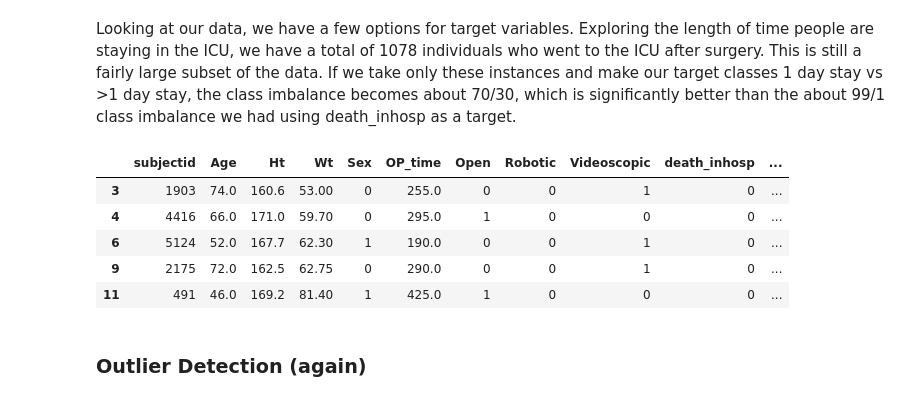
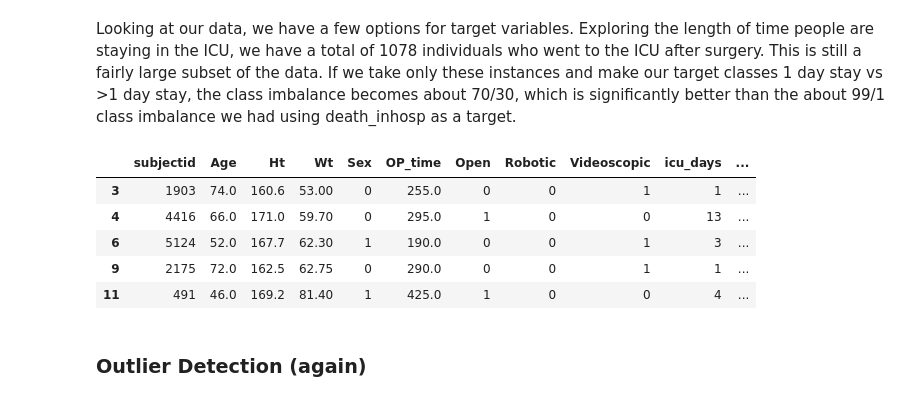
Before and after one commit to juliatompkins/surgical_critical_event_prediction, a Jupyter notebook: Mid-Semester Report.ipynb, the cells around one changed output. Drawn from its saved outputs; the diff is of its cells as text; code cells hidden in the pictures.

```diff
--- a/Mid-Semester Report.ipynb
+++ b/Mid-Semester Report.ipynb
@@ -461,15 +461,14 @@ Looking at our data, we have a few options for target variables. Exploring the l
 # %%
 info_icu = info_new[info_new['icu']==1].copy().drop(columns=['icu','Mahalanobis'])
 info_icu['icu_length'] = info_icu['icu_days'].apply(lambda x: 0 if x == 1 else 1)
-info_icu = info_icu.drop(columns='icu_days')
 info_icu.head()
 # %% [output]
-|  | subjectid | Age | Ht | Wt | Sex | OP_time | Open | Robotic | Videoscopic | death_inhosp | ... |
-| 3 | 1903 | 74.0 | 160.6 | 53.00 | 0 | 255.0 | 0 | 0 | 1 | 0 | ... |
-| 4 | 4416 | 66.0 | 171.0 | 59.70 | 0 | 295.0 | 1 | 0 | 0 | 0 | ... |
-| 6 | 5124 | 52.0 | 167.7 | 62.30 | 1 | 190.0 | 0 | 0 | 1 | 0 | ... |
-| 9 | 2175 | 72.0 | 162.5 | 62.75 | 0 | 290.0 | 0 | 0 | 1 | 0 | ... |
-| 11 | 491 | 46.0 | 169.2 | 81.40 | 1 | 425.0 | 1 | 0 | 0 | 0 | ... |
+|  | subjectid | Age | Ht | Wt | Sex | OP_time | Open | Robotic | Videoscopic | icu_days | ... |
+| 3 | 1903 | 74.0 | 160.6 | 53.00 | 0 | 255.0 | 0 | 0 | 1 | 1 | ... |
+| 4 | 4416 | 66.0 | 171.0 | 59.70 | 0 | 295.0 | 1 | 0 | 0 | 13 | ... |
+| 6 | 5124 | 52.0 | 167.7 | 62.30 | 1 | 190.0 | 0 | 0 | 1 | 3 | ... |
+| 9 | 2175 | 72.0 | 162.5 | 62.75 | 0 | 290.0 | 0 | 0 | 1 | 1 | ... |
+| 11 | 491 | 46.0 | 169.2 | 81.40 | 1 | 425.0 | 1 | 0 | 0 | 4 | ... |
 # %% [markdown]
 ### Outlier Detection (again)
 # %%
```
Also changed, not shown: 1 other file.
